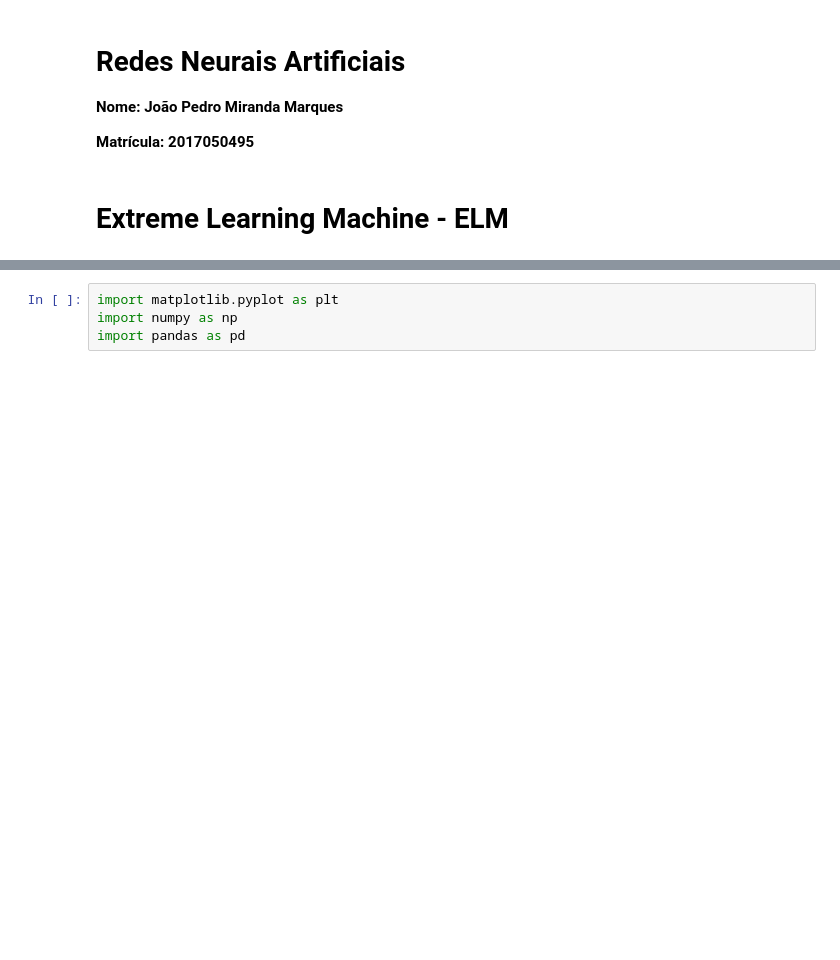
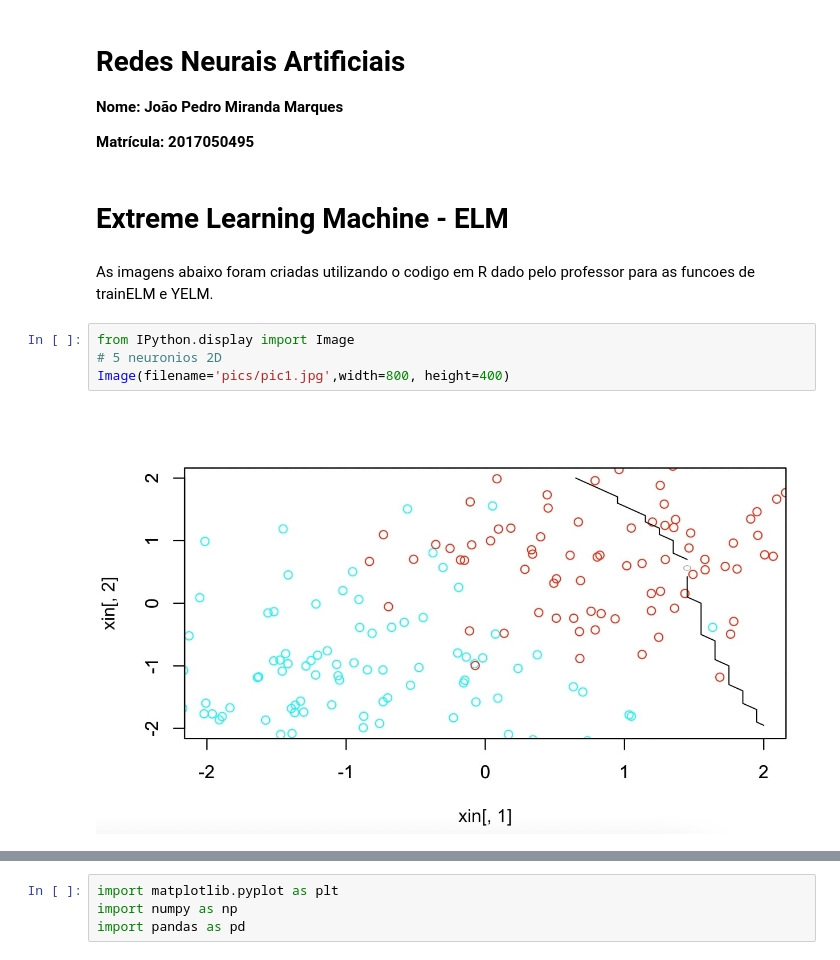
Before and after one commit to jueta/Artificial-Neural-Networks, a Jupyter notebook: 课五/ELM.ipynb, the cells around one changed output, grey strips where cells are left out. Cells and saved outputs as stored; diff of their text form; blank space fills up the shorter version.

```diff
--- a/课五/ELM.ipynb
+++ b/课五/ELM.ipynb
@@ -5,3 +5,11 @@
  **Matrícula: 2017050495**
 # %% [markdown]
 # Extreme Learning Machine - ELM
+# %% [markdown]
+As imagens abaixo foram criadas utilizando o codigo em R dado pelo professor para as funcoes de trainELM e YELM.
+# %%
+from IPython.display import Image
+# 5 neuronios 2D
+Image(filename='pics/pic1.jpg',width=800, height=400)
+# %% [output]
+[figure, added]
```
Also changed, not shown: parts of 29 cells of this notebook, 15 other files.
